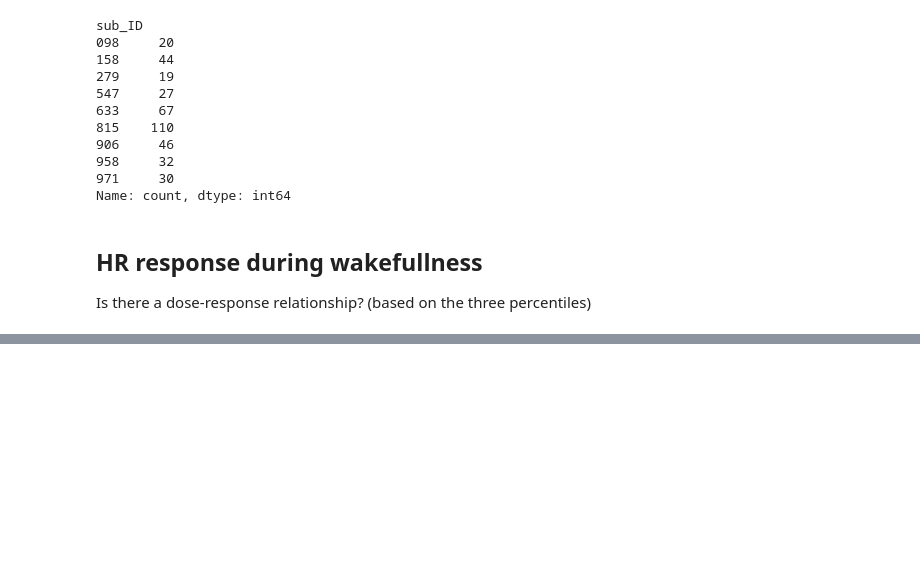
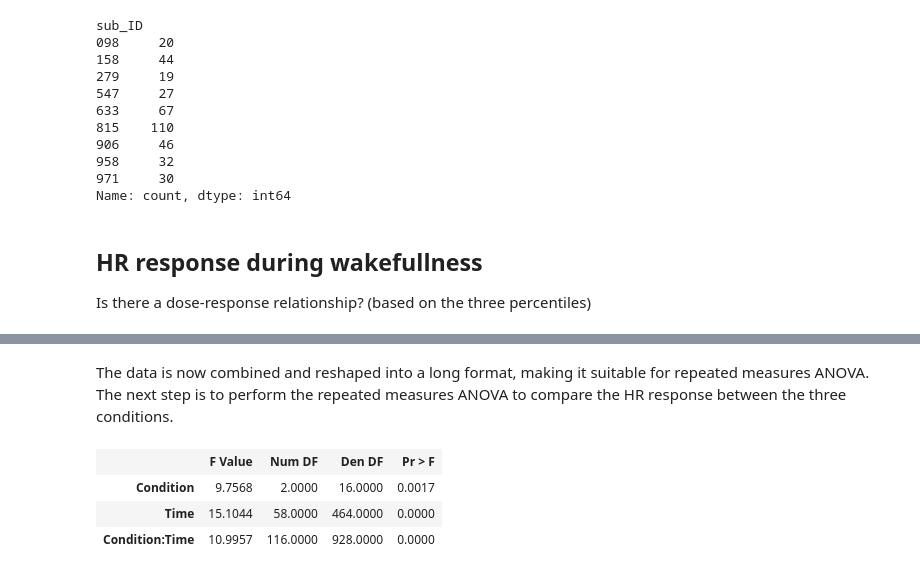
Before and after one commit to marcellosicbaldi/Every-Move-You-Make, a Jupyter notebook: src/notebook_HRresponse.ipynb, the cells around one changed output, grey strips where cells are left out. Saved outputs shown, nothing was run; the diff lists cells and outputs as text; code cells hidden in the pictures; blank space fills up the shorter version.

```diff
--- a/src/notebook_HRresponse.ipynb
+++ b/src/notebook_HRresponse.ipynb
@@ -790,0 +1428,18 @@ plt.plot(HR_response[0])
+# %% [markdown]
+The data is now combined and reshaped into a long format, making it suitable for repeated measures ANOVA. The next step is to perform the repeated measures ANOVA to compare the HR response between the three conditions.
+# %%
+from statsmodels.stats.anova import AnovaRM
+
+# Convert Time to numeric
+long_format['Time'] = long_format['Time'].astype(float)
+
+# Perform repeated measures ANOVA
+anova = AnovaRM(long_format, 'HeartRate', 'Subject', within=['Condition', 'Time'])
+anova_results = anova.fit()
+
+anova_results.summary(
+# %% [output]
+|  | F Value | Num DF | Den DF | Pr > F |
+| Condition | 9.7568 | 2.0000 | 16.0000 | 0.0017 |
+| Time | 15.1044 | 58.0000 | 464.0000 | 0.0000 |
+| Condition:Time | 10.9957 | 116.0000 | 928.0000 | 0.0000 |
```
Also changed, not shown: parts of 53 cells of this notebook, 39 other files.
